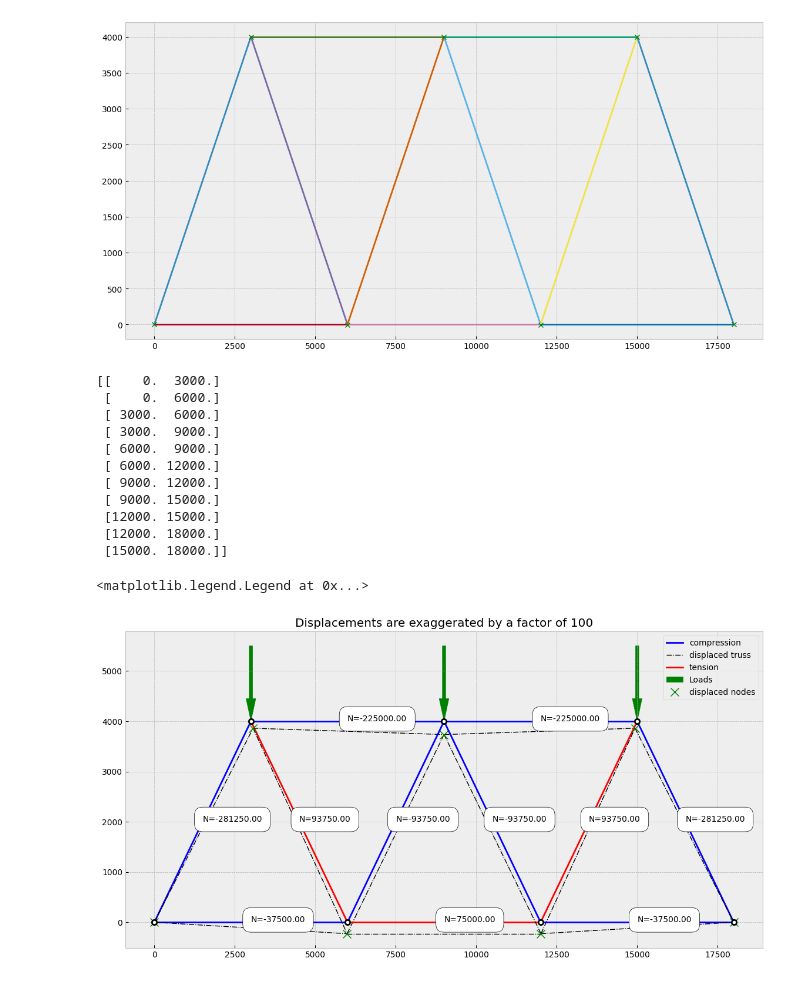
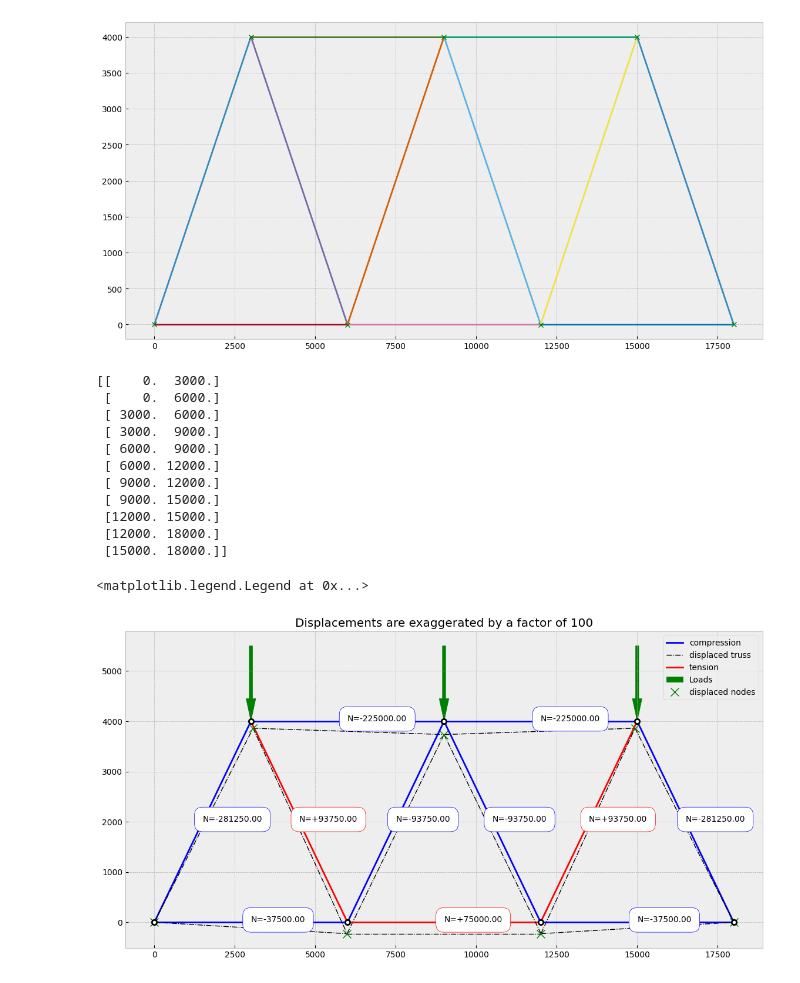
Before and after one commit to LaureToullier/Non-Linear-Analysis, a Jupyter notebook: ASSIGNMENT 1/NLA_Assignement1.ipynb, the cells around one changed output. Cells and saved outputs as stored; diff of their text form; code cells hidden in the pictures.

Commit message:
colorboxes

```diff
--- a/ASSIGNMENT 1/NLA_Assignement1.ipynb
+++ b/ASSIGNMENT 1/NLA_Assignement1.ipynb
@@ -589,12 +589,7 @@ compression_label=False
 tension_label=False
 displaced_label=False
 for nx, ny, dx, dy, axload in zip(nodes_xx, nodes_yy, nodes_displ_x_ex, nodes_displ_y_ex, axial_load):
-    plt.text(
-        x=nx.mean(),
-        y=ny.mean(),
-        s=f"N={axload:.2f}",  # :.2f veut dire deux chiffres après la virgule
-        bbox=dict(facecolor='white', edgecolor='black', boxstyle='round, pad=1') # optionnel, elève ça si tu veux
-    )
+
     # Pour la légende
     if axload > 0:
         color='red'
@@ -604,6 +599,13 @@ for nx, ny, dx, dy, axload in zip(nodes_xx, nodes_yy, nodes_displ_x_ex, nodes_di
         color='blue'
         label='compression' if compression_label is False else None
         compression_label=True
+
+    plt.text(
+        x=nx.mean(),
+        y=ny.mean(),
+        s=f"N={axload:+.2f}",  # :.2f veut dire deux chiffres après la virgule
+        bbox=dict(facecolor='white', edgecolor=color, boxstyle='round, pad=1') # optionnel, elève ça si tu veux
+    )
 
     # barres
     plt.plot(nx, ny, color=color, linewidth=2, label=label)
@@ -620,31 +622,31 @@ for (nx, ny), (px, py) in zip(nodes, P):
     plt.arrow(
         x=nx - px*facteur,
         y=ny - py*facteur,
         dx=px*facteur,
         dy=py*facteur,
         color='green', width=100,
         length_includes_head=True,
         label='Loads' if force_label is False else None
     )
     force_label = True
 
 # noeuds déplacés
 plt.plot(*nodes_displ_exaggerated.T, 'x', markersize=10, label='displaced nodes', color='Green')  # je pense que tu peux l'enlever
 # articulations
 plt.plot(*nodes.T, 'o', mfc='w', mew=2, mec='k')
 
 plt.legend()
 # %% [output]
 [[    0.  3000.]
  [    0.  6000.]
  [ 3000.  6000.]
  [ 3000.  9000.]
  [ 6000.  9000.]
  [ 6000. 12000.]
  [ 9000. 12000.]
  [ 9000. 15000.]
  [12000. 15000.]
  [12000. 18000.]
  [15000. 18000.]]
 <matplotlib.legend.Legend at 0x...>
-[figure, old version]
+[figure, new version]
```
